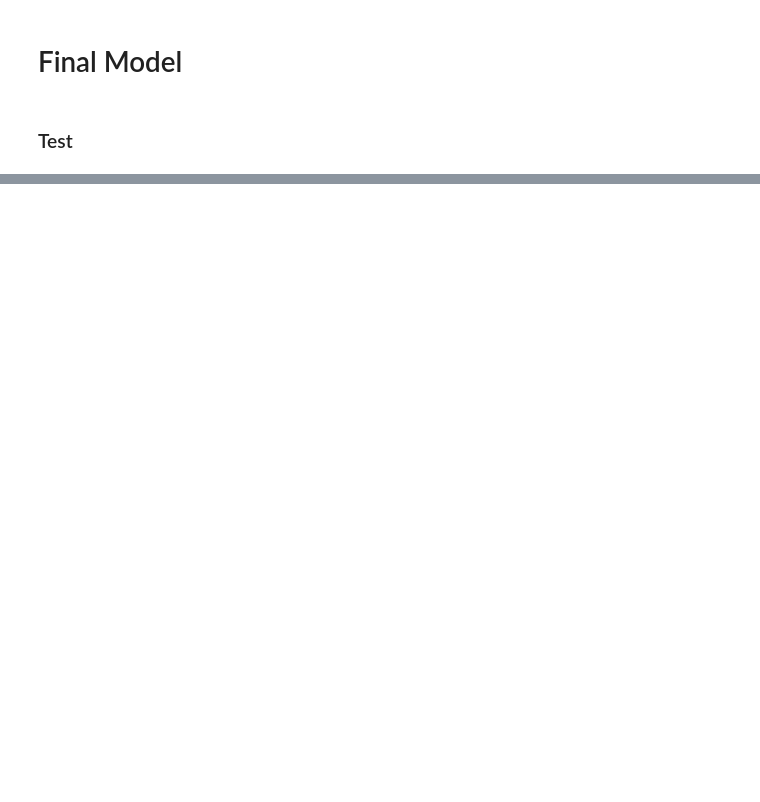
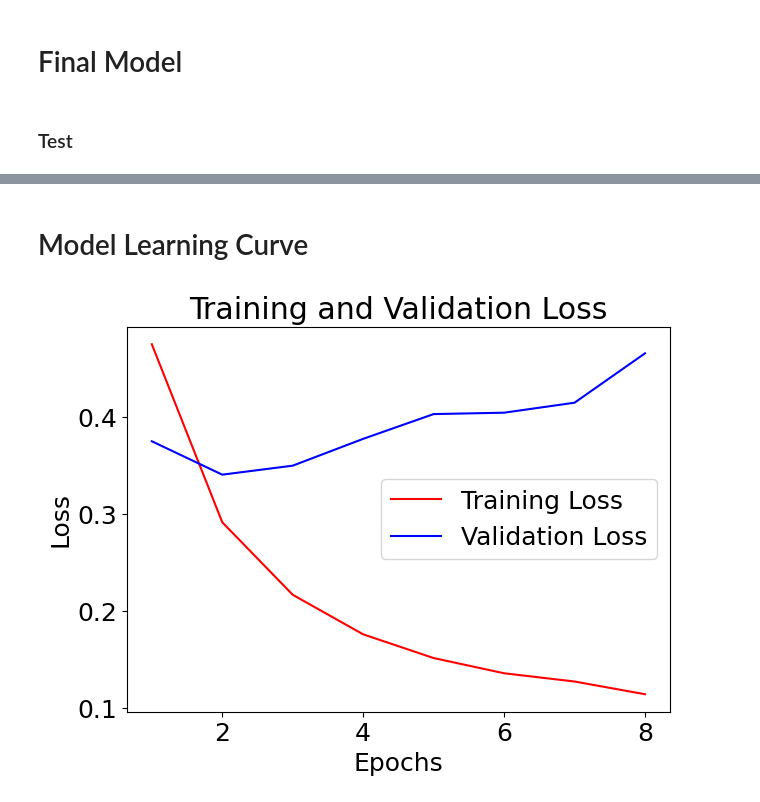
Before and after one commit to reham-shaban/Sarcasm-Detection, a Jupyter notebook: Sarcasm_detection_keras.ipynb, the cells around one changed output, grey strips where cells are left out. Drawn from its saved outputs; the diff is of its cells as text; code cells hidden in the pictures; blank space fills up the shorter version.

```diff
--- a/Sarcasm_detection_keras.ipynb
+++ b/Sarcasm_detection_keras.ipynb
@@ -603,0 +600,28 @@ Test accuracy:  0.8837776780128479
+# %% [markdown]
+# Model Learning Curve
+# %%
+import matplotlib.pyplot as plt
+import pandas as pd
+
+# Assuming history_layers is a list of histories for multiple models
+history = history_layers[0]  # Select the history for the first model
+
+# Extract training and validation losses from history
+train_losses = history.history['loss']
+val_losses = history.history['val_loss']
+
+# Plotting the learning curve
+epochs = range(1, len(train_losses) + 1)
+
+plt.figure(figsize=(7, 5))
+
+plt.plot(epochs, train_losses, 'r', label='Training Loss')
+plt.plot(epochs, val_losses, 'b', label='Validation Loss')
+plt.title('Training and Validation Loss')
+plt.xlabel('Epochs')
+plt.ylabel('Loss')
+plt.legend()
+
+plt.show()
+# %% [output]
+[figure, added]
```
Also changed, not shown: parts of 15 cells of this notebook, 1 other file.
